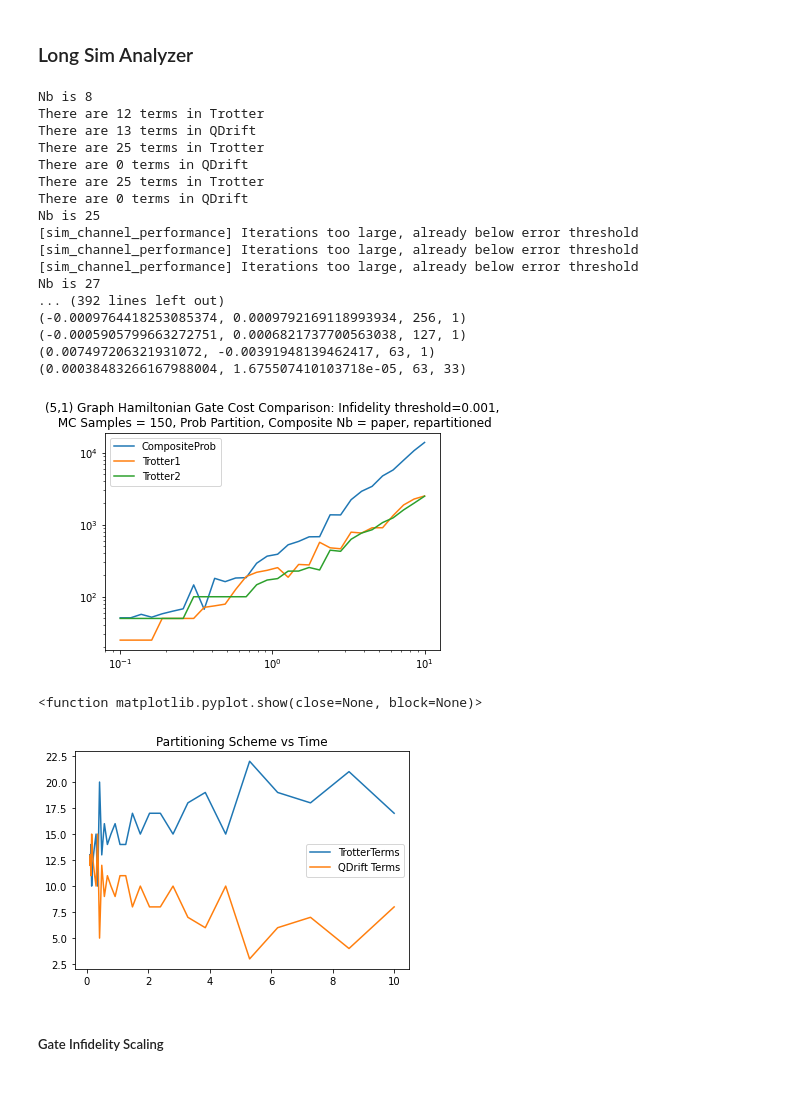
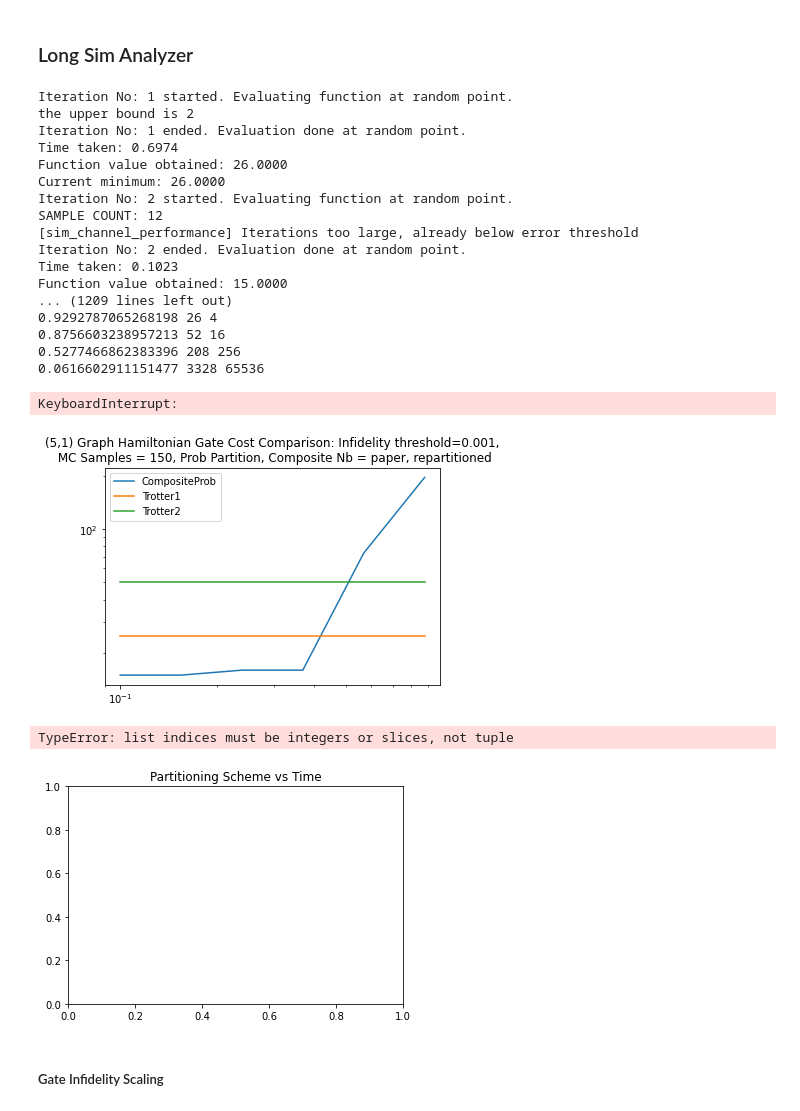
Before and after one commit to mattp97/Trotter-Qdrift-Simulation, a Jupyter notebook: Hybridized Simulation Jellium.ipynb, the cells around one changed output. Cells and saved outputs as stored; diff of their text form; code cells hidden in the pictures.

```diff
--- a/Hybridized Simulation Jellium.ipynb
+++ b/Hybridized Simulation Jellium.ipynb
@@ -524,76 +587,81 @@ TypeError: list indices must be integers or slices, not tuple
 ### Long Sim Analyzer
 # %%
 #beware of runtime
-CompSim = CompositeSim(graph_hamiltonian_list, inner_order=2, outer_order=1, initial_time=0.01, partition="optimal prob", nb_optimizer=False, weight_threshold=0.5, epsilon=0.001)
-TrotSim1 = CompositeSim(graph_hamiltonian_list, inner_order=1, outer_order=1, partition="trotter", epsilon=0.001)
-TrotSim2 = CompositeSim(graph_hamiltonian_list, inner_order=2, outer_order=1, partition="trotter", epsilon=0.001)
-QDSim  = CompositeSim(graph_hamiltonian_list, inner_order=1, outer_order=1, partition="qdrift", epsilon=0.001)
-
 iterations = 1
 samples = 1
 mc_samples = 150
 
 tStart = 0.1
-tFinal = 2
-tSteps = 20
+tFinal = 5
+tSteps = 10
 times = np.geomspace(tStart, tFinal, tSteps)
+
+CompSim = CompositeSim(graph_hamiltonian_list, inner_order=1, outer_order=1, initial_time=0.1, partition="optimal chop", nb=12, nb_optimizer=False, weight_threshold=0.5, epsilon=0.05)
+TrotSim1 = CompositeSim(graph_hamiltonian_list, inner_order=1, outer_order=1, partition="trotter", epsilon=0.05)
+TrotSim2 = CompositeSim(graph_hamiltonian_list, inner_order=2, outer_order=1, partition="trotter", epsilon=0.05)
+QDSim  = CompositeSim(graph_hamiltonian_list, inner_order=1, outer_order=1, partition="qdrift", epsilon=0.05)
 
 CompSim_results = dict()
 TrotSim1_results = dict()
 TrotSim2_results = dict()
 QDSim_results = dict()
 
-partition_dist = []
+partition_dist = [] #partition distribution
 
 for t in times:
     #CompSim.repartition(t)
     #CompSim_results[t] = CompSim.sim_channel_performance(t, samples, iterations, mc_samples) #uncomment for non-optimized methods
 
     CompSim.time = t
-    CompSim.partitioning(weight_threshold=2)
+    CompSim.repartition(t)
     CompSim_results[t] = CompSim.optimized_gatecost
     partition_dist.append([len(CompSim.a_norms), len(CompSim.b_norms)])
     TrotSim1_results[t] = TrotSim1.sim_channel_performance(t, samples, iterations, mc_samples)
     TrotSim2_results[t] = TrotSim2.sim_channel_performance(t, samples, iterations, mc_samples)
+    print("AT TIME " + str(t))
+
+for t in times[:12]:
     QDSim_results[t] = QDSim.sim_channel_performance(t, samples, iterations, mc_samples)
+    print("AT QD TIME " + str(t))
 
 partition_dist = np.array(partition_dist)
 
-outfile = open("sim_channel_performance_with_prob_repartitioning_June_01.json", "w")
+outfile = open("sim_channel_performance_with_optimized_repartitioning_June_03.json", "w")
 json.dump(CompSim_results, outfile)
 json.dump(TrotSim1_results, outfile)
 json.dump(TrotSim2_results, outfile)
 json.dump(QDSim_results, outfile)
 outfile.close()
 # %% [output]
-Nb is 8
-There are 12 terms in Trotter
-There are 13 terms in QDrift
-There are 25 terms in Trotter
-There are 0 terms in QDrift
-There are 25 terms in Trotter
-There are 0 terms in QDrift
-Nb is 25
+Iteration No: 1 started. Evaluating function at random point.
+the upper bound is 2
+Iteration No: 1 ended. Evaluation done at random point.
+Time taken: 0.6974
+Function value obtained: 26.0000
+Current minimum: 26.0000
+Iteration No: 2 started. Evaluating function at random point.
+SAMPLE COUNT: 12
 [sim_channel_performance] Iterations too large, already below error threshold
-[sim_channel_performance] Iterations too large, already below error threshold
-[sim_channel_performance] Iterations too large, already below error threshold
-Nb is 27
-... (392 lines left out)
-(-0.0009764418253085374, 0.0009792169118993934, 256, 1)
-(-0.0005905799663272751, 0.0006821737700563038, 127, 1)
-(0.007497206321931072, -0.00391948139462417, 63, 1)
-(0.00038483266167988004, 1.675507410103718e-05, 63, 33)
+Iteration No: 2 ended. Evaluation done at random point.
+Time taken: 0.1023
+Function value obtained: 15.0000
+... (1209 lines left out)
+0.9292787065268198 26 4
+0.8756603238957213 52 16
+0.5277466862383396 208 256
+0.0616602911151477 3328 65536
+KeyboardInterrupt:
 # %%
 
 plt.title("(5,1) Graph Hamiltonian Gate Cost Comparison: Infidelity threshold=0.001,\n MC Samples = 150, Prob Partition, Composite Nb = paper, repartitioned")
-plt.loglog(times, list(CompSim_results.values()), label="CompositeProb")
-plt.loglog(times, list(TrotSim1_results.values()), label="Trotter1")
-plt.loglog(times, list(TrotSim2_results.values()), label="Trotter2")
-#plt.loglog(times, list(QDSim_results.values()), label="QDrift")
+plt.loglog(times[:6], list(CompSim_results.values()), label="CompositeProb")
+plt.loglog(times[:6], list(TrotSim1_results.values()), label="Trotter1")
+plt.loglog(times[:6], list(TrotSim2_results.values()), label="Trotter2")
+#plt.loglog(times[:12], list(QDSim_results.values()), label="QDrift")
 plt.legend()
 plt.show()
 # %% [output]
-[figure, old version]
+[figure, new version]
 # %%
 plt.title("Partitioning Scheme vs Time")
 plt.plot(times, partition_dist[:,0], label="TrotterTerms")
@@ -602,8 +670,8 @@ plt.plot(times, partition_dist[:,1], label = "QDrift Terms")
 plt.legend()
 plt.show
 # %% [output]
-<function matplotlib.pyplot.show(close=None, block=None)>
+TypeError: list indices must be integers or slices, not tuple
-[figure, old version]
+[figure, new version]
 # %% [markdown]
 ##### Gate Infidelity Scaling
 # %% [markdown]
```
Also changed, not shown: parts of 10 cells of this notebook, 1 other file.
